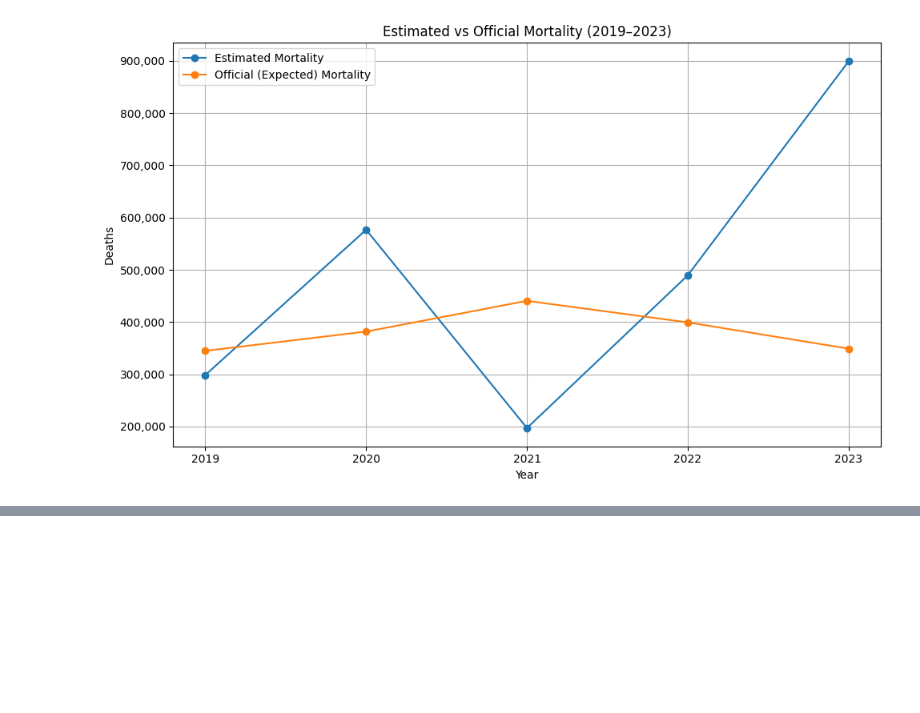
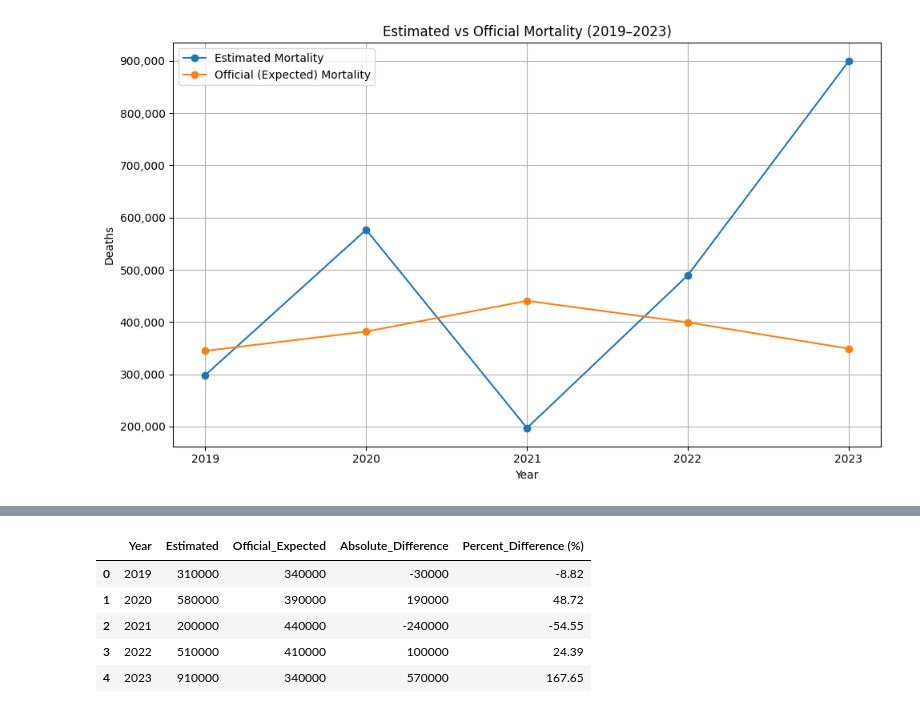
Before and after one commit to matias258/Mortalidad_Arg, a Jupyter notebook: calculo_mortalidad/mortality_calculation.ipynb, the cells around one changed output, grey strips where cells are left out. Cells and saved outputs as stored; diff of their text form; code cells hidden in the pictures; blank space fills up the shorter version.

```diff
--- a/calculo_mortalidad/mortality_calculation.ipynb
+++ b/calculo_mortalidad/mortality_calculation.ipynb
@@ -346,0 +354,27 @@ plt.show()
+# %%
+# Data from the chart
+data = {
+    'Year': [2019, 2020, 2021, 2022, 2023],
+    'Estimated': [310000, 580000, 200000, 510000, 910000],
+    'Official_Expected': [340000, 390000, 440000, 410000, 340000]
+}
+
+df = pd.DataFrame(data)
+
+# Absolute difference
+df['Absolute_Difference'] = df['Estimated'] - df['Official_Expected']
+
+# Percentage difference relative to Official (Expected) mortality
+df['Percent_Difference (%)'] = (
+    (df['Estimated'] - df['Official_Expected']) / df['Official_Expected'] * 100
+).round(2)
+
+# Also show excess/shortfall as positive = excess deaths, negative = fewer deaths
+df
+# %% [output]
+|  | Year | Estimated | Official_Expected | Absolute_Difference | Percent_Difference (%) |
+| 0 | 2019 | 310000 | 340000 | -30000 | -8.82 |
+| 1 | 2020 | 580000 | 390000 | 190000 | 48.72 |
+| 2 | 2021 | 200000 | 440000 | -240000 | -54.55 |
+| 3 | 2022 | 510000 | 410000 | 100000 | 24.39 |
+| 4 | 2023 | 910000 | 340000 | 570000 | 167.65 |
```
Also changed, not shown: parts of 6 cells of this notebook.
